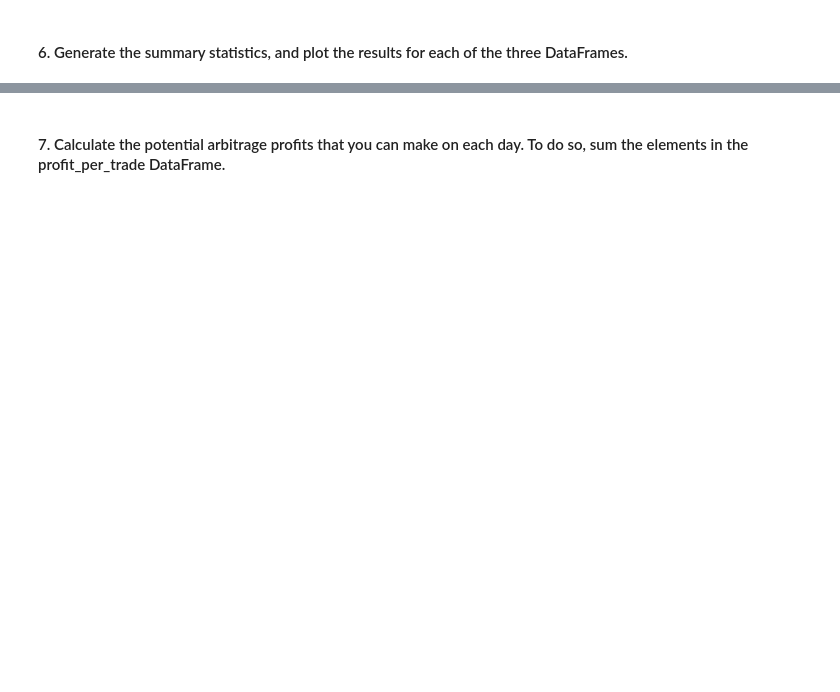
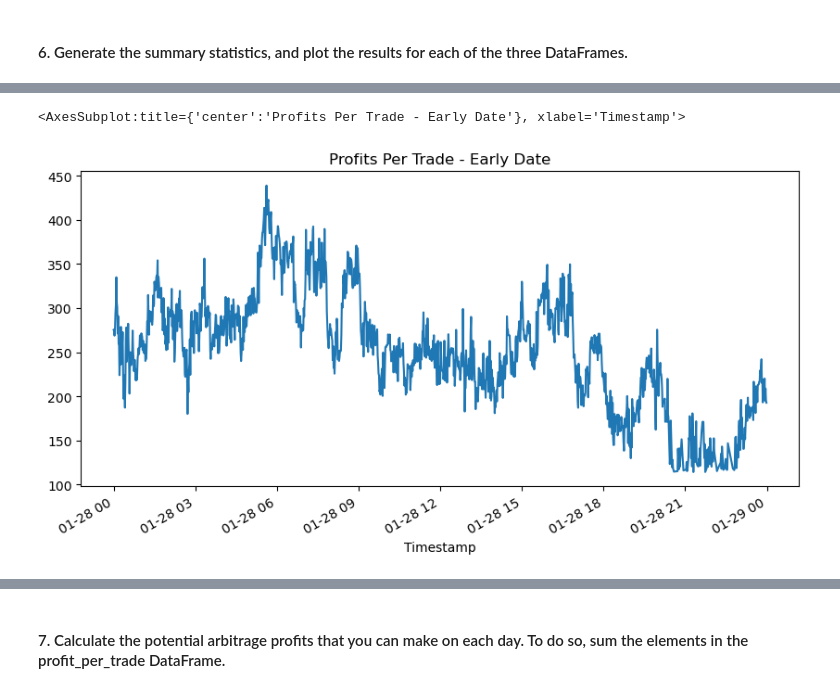
Before and after one commit to 0zzyt3ch/FinTech-Projects, a Jupyter notebook: Module3 Challenge/crypto_arbitrage/crypto_arbitrage.ipynb, the cells around one changed output, grey strips where cells are left out. Cells and saved outputs as stored; diff of their text form; code cells hidden in the pictures; blank space fills up the shorter version.

```diff
--- a/Module3 Challenge/crypto_arbitrage/crypto_arbitrage.ipynb
+++ b/Module3 Challenge/crypto_arbitrage/crypto_arbitrage.ipynb
@@ -567,0 +722,6 @@ Name: Close, dtype: float64
+# %%
+# Plot the results for the early profit per trade DataFrame
+profit_per_trade_early.plot(figsize=(10,5), title="Profits Per Trade - Early Date")
+# %% [output]
+<AxesSubplot:title={'center':'Profits Per Trade - Early Date'}, xlabel='Timestamp'>
+[figure, added]
```
Also changed, not shown: parts of 32 cells of this notebook, 2 other files.
